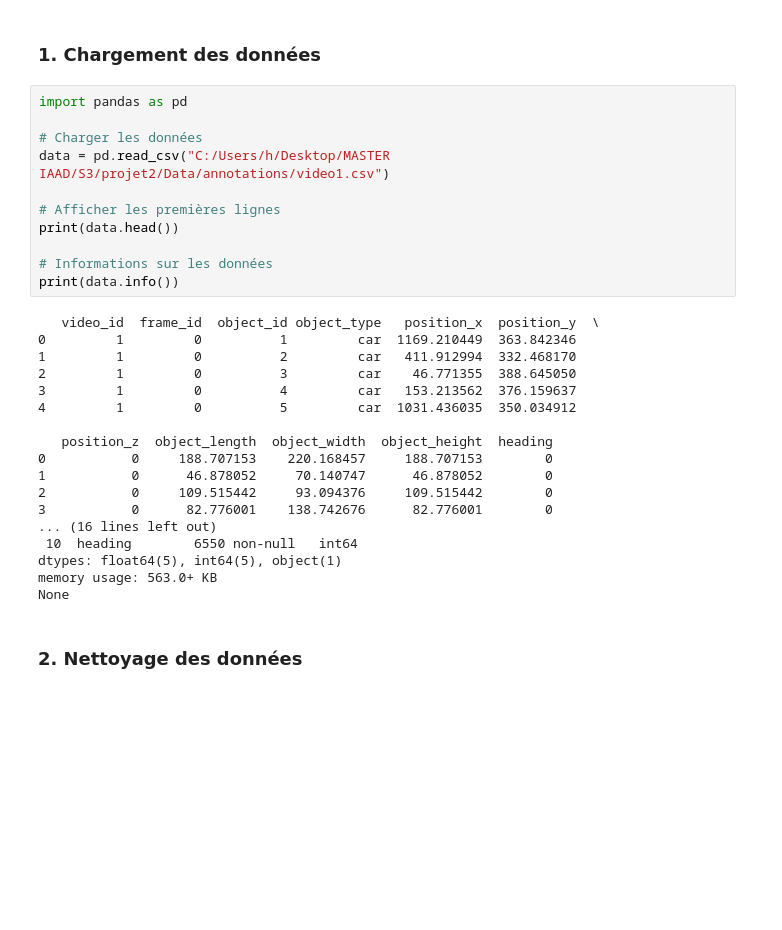
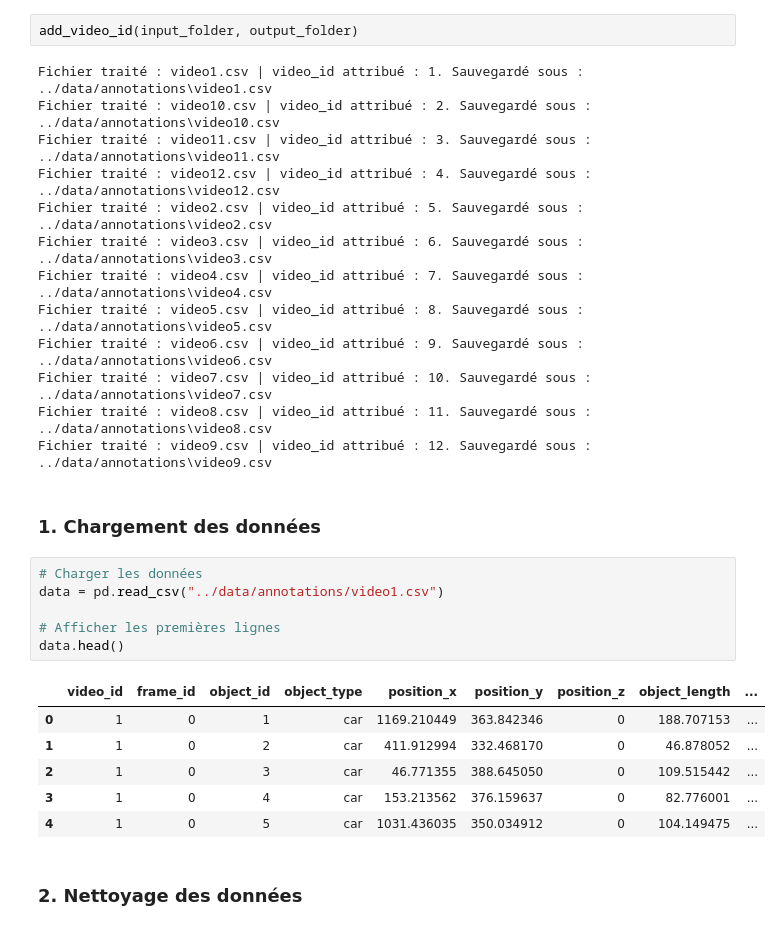
Before and after one commit to devAhansal/Transformers-Based-Traffic-Prediction, a Jupyter notebook: notebooks/02_Data_Preprocessing.ipynb, the cells around one changed output. Cells and saved outputs as stored; diff of their text form; blank space fills up the shorter version.

```diff
--- a/notebooks/02_Data_Preprocessing.ipynb
+++ b/notebooks/02_Data_Preprocessing.ipynb
@@ -60,34 +43,33 @@ Fichier traité : video9.csv | video_id attribué : 12. Sauvegardé sous : C:/Us
+# %%
+add_video_id(input_folder, output_folder)
+# %% [output]
+Fichier traité : video1.csv | video_id attribué : 1. Sauvegardé sous : ../data/annotations\video1.csv
+Fichier traité : video10.csv | video_id attribué : 2. Sauvegardé sous : ../data/annotations\video10.csv
+Fichier traité : video11.csv | video_id attribué : 3. Sauvegardé sous : ../data/annotations\video11.csv
+Fichier traité : video12.csv | video_id attribué : 4. Sauvegardé sous : ../data/annotations\video12.csv
+Fichier traité : video2.csv | video_id attribué : 5. Sauvegardé sous : ../data/annotations\video2.csv
+Fichier traité : video3.csv | video_id attribué : 6. Sauvegardé sous : ../data/annotations\video3.csv
+Fichier traité : video4.csv | video_id attribué : 7. Sauvegardé sous : ../data/annotations\video4.csv
+Fichier traité : video5.csv | video_id attribué : 8. Sauvegardé sous : ../data/annotations\video5.csv
+Fichier traité : video6.csv | video_id attribué : 9. Sauvegardé sous : ../data/annotations\video6.csv
+Fichier traité : video7.csv | video_id attribué : 10. Sauvegardé sous : ../data/annotations\video7.csv
+Fichier traité : video8.csv | video_id attribué : 11. Sauvegardé sous : ../data/annotations\video8.csv
+Fichier traité : video9.csv | video_id attribué : 12. Sauvegardé sous : ../data/annotations\video9.csv
 # %% [markdown]
 ### 1. Chargement des données
 # %%
-import pandas as pd
-
 # Charger les données
-data = pd.read_csv("C:/Users/h/Desktop/MASTER IAAD/S3/projet2/Data/annotations/video1.csv")
+data = pd.read_csv("../data/annotations/video1.csv")
 
 # Afficher les premières lignes
-print(data.head())
-
-# Informations sur les données
-print(data.info())
+data.head()
 # %% [output]
-   video_id  frame_id  object_id object_type   position_x  position_y  \
-0         1         0          1         car  1169.210449  363.842346
-1         1         0          2         car   411.912994  332.468170
-2         1         0          3         car    46.771355  388.645050
-3         1         0          4         car   153.213562  376.159637
-4         1         0          5         car  1031.436035  350.034912
-
-   position_z  object_length  object_width  object_height  heading
-0           0     188.707153    220.168457     188.707153        0
-1           0      46.878052     70.140747      46.878052        0
-2           0     109.515442     93.094376     109.515442        0
-3           0      82.776001    138.742676      82.776001        0
-... (16 lines left out)
- 10  heading        6550 non-null   int64
-dtypes: float64(5), int64(5), object(1)
-memory usage: 563.0+ KB
-None
+|  | video_id | frame_id | object_id | object_type | position_x | position_y | position_z | object_length | ... |
+| 0 | 1 | 0 | 1 | car | 1169.210449 | 363.842346 | 0 | 188.707153 | ... |
+| 1 | 1 | 0 | 2 | car | 411.912994 | 332.468170 | 0 | 46.878052 | ... |
+| 2 | 1 | 0 | 3 | car | 46.771355 | 388.645050 | 0 | 109.515442 | ... |
+| 3 | 1 | 0 | 4 | car | 153.213562 | 376.159637 | 0 | 82.776001 | ... |
+| 4 | 1 | 0 | 5 | car | 1031.436035 | 350.034912 | 0 | 104.149475 | ... |
 # %% [markdown]
 ### 2. Nettoyage des données
 # %%
```
Also changed, not shown: parts of 28 cells of this notebook, 21 other files.
